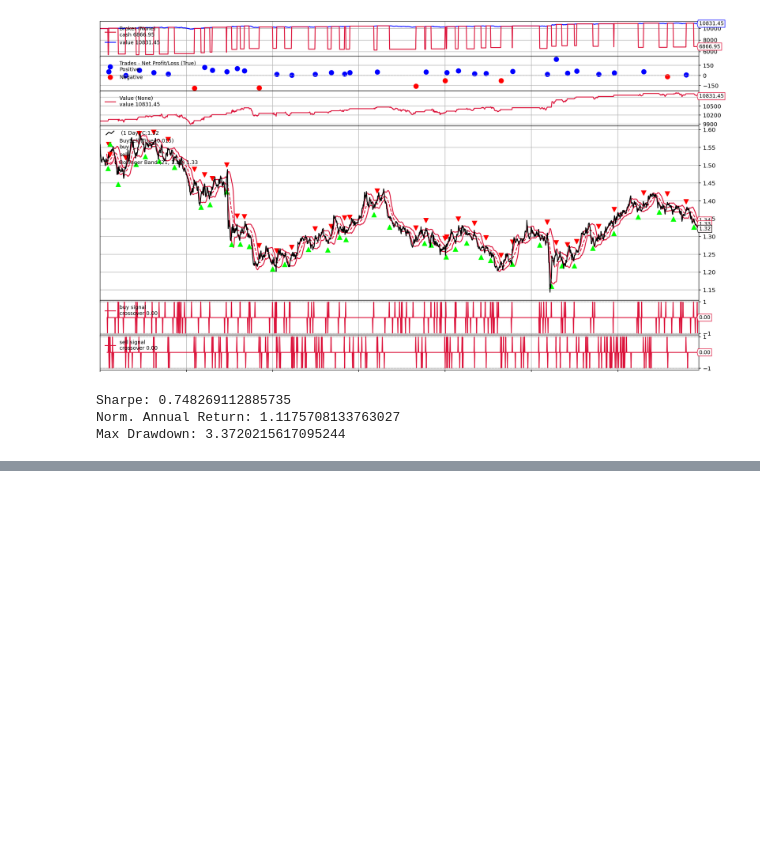
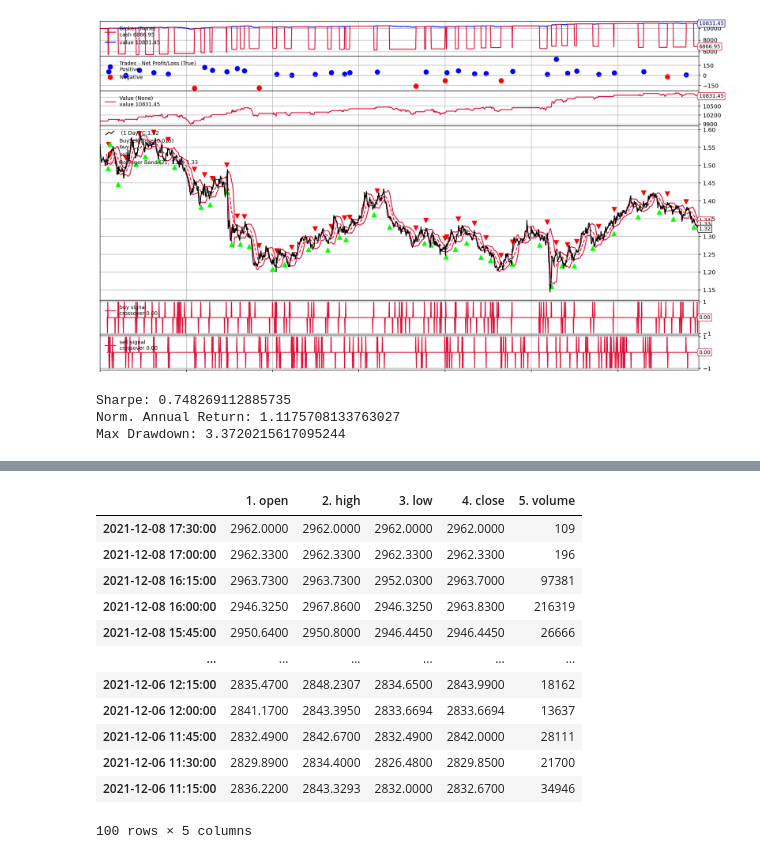
Before and after one commit to iamorlando/systematic_trader, a Jupyter notebook: notebooks/simple_strategy.ipynb, the cells around one changed output, grey strips where cells are left out. Saved outputs shown, nothing was run; the diff lists cells and outputs as text; code cells hidden in the pictures; blank space fills up the shorter version.

```diff
--- a/notebooks/simple_strategy.ipynb
+++ b/notebooks/simple_strategy.ipynb
@@ -84,3 +84,8 @@ print(f"Max Drawdown: {results[0].analyzers.drawdown.get_analysis()['max']['draw
 Sharpe: 0.748269112885735
 Norm. Annual Return: 1.1175708133763027
 Max Drawdown: 3.3720215617095244
+# %%
+from alpha_vantage.timeseries import TimeSeries
+ts = TimeSeries(key='YOUR_API_KEY')
+# Get json object with the intraday data and another with  the call's metadata
+data, meta_data = ts.get_intraday('GOOGL')
@@ -86,0 +103,16 @@ Max Drawdown: 3.3720215617095244
+# %%
+pd.DataFrame(data).T
+# %% [output]
+|  | 1. open | 2. high | 3. low | 4. close | 5. volume |
+| 2021-12-08 17:30:00 | 2962.0000 | 2962.0000 | 2962.0000 | 2962.0000 | 109 |
+| 2021-12-08 17:00:00 | 2962.3300 | 2962.3300 | 2962.3300 | 2962.3300 | 196 |
+| 2021-12-08 16:15:00 | 2963.7300 | 2963.7300 | 2952.0300 | 2963.7000 | 97381 |
+| 2021-12-08 16:00:00 | 2946.3250 | 2967.8600 | 2946.3250 | 2963.8300 | 216319 |
+| 2021-12-08 15:45:00 | 2950.6400 | 2950.8000 | 2946.4450 | 2946.4450 | 26666 |
+| ... | ... | ... | ... | ... | ... |
+| 2021-12-06 12:15:00 | 2835.4700 | 2848.2307 | 2834.6500 | 2843.9900 | 18162 |
+| 2021-12-06 12:00:00 | 2841.1700 | 2843.3950 | 2833.6694 | 2833.6694 | 13637 |
+| 2021-12-06 11:45:00 | 2832.4900 | 2842.6700 | 2832.4900 | 2842.0000 | 28111 |
+| 2021-12-06 11:30:00 | 2829.8900 | 2834.4000 | 2826.4800 | 2829.8500 | 21700 |
+| 2021-12-06 11:15:00 | 2836.2200 | 2843.3293 | 2832.0000 | 2832.6700 | 34946 |
+100 rows × 5 columns
```
Also changed, not shown: parts of 1 cell of this notebook, 1 other file.
